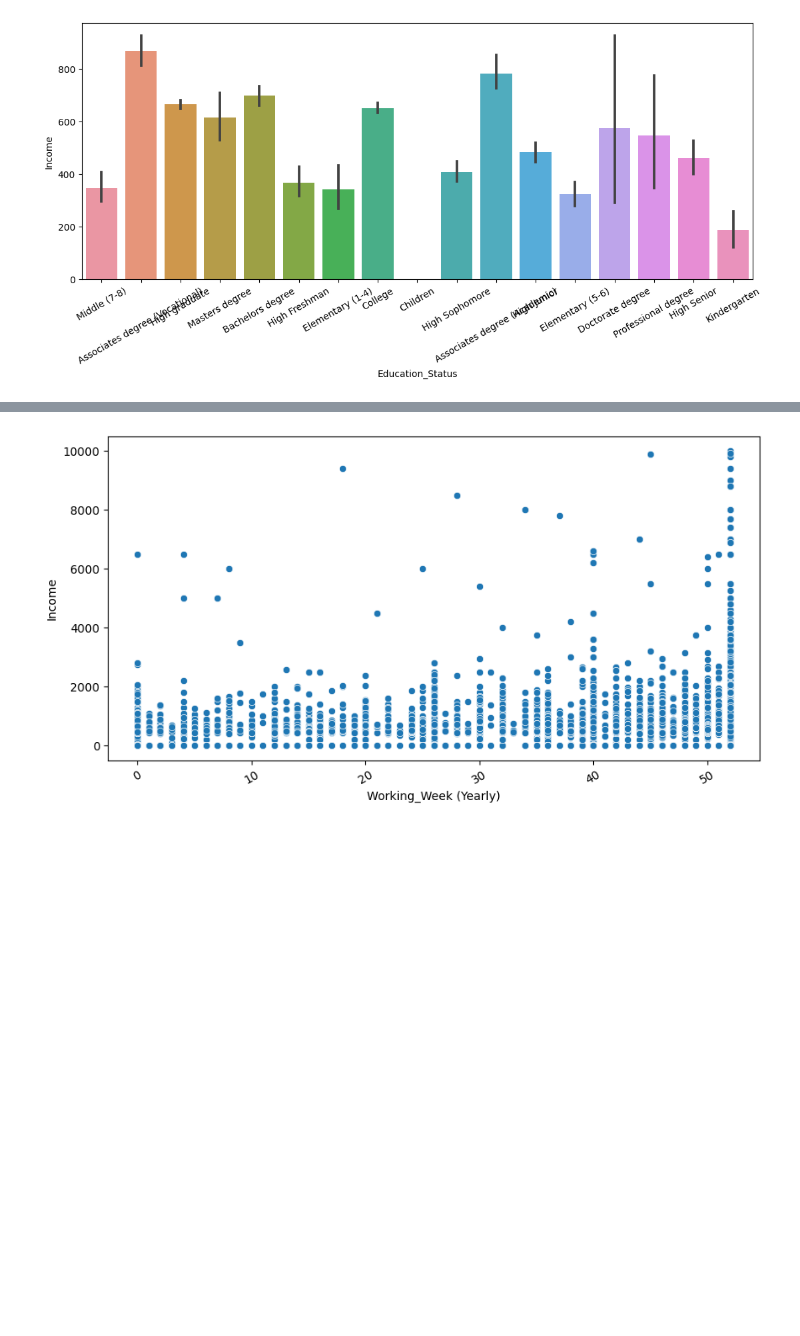
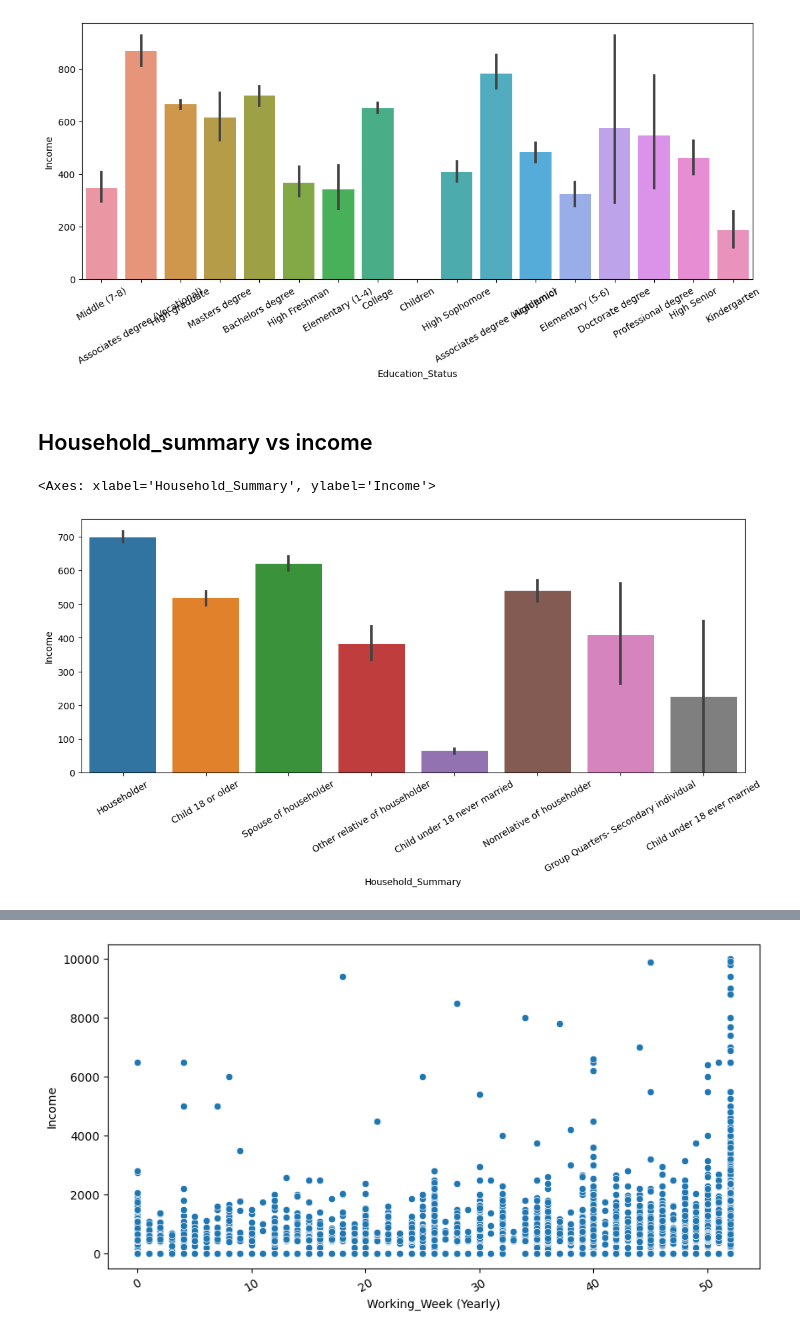
Before and after one commit to tigi98hw/income-forcast, a Jupyter notebook: income_forecast.ipynb, the cells around one changed output, grey strips where cells are left out. Drawn from its saved outputs; the diff is of its cells as text; code cells hidden in the pictures; blank space fills up the shorter version.

```diff
--- a/income_forecast.ipynb
+++ b/income_forecast.ipynb
@@ -113,3 +113,12 @@ sns.barplot(x='Education_Status', y='Income', data = train)
 # %% [output]
 <Axes: xlabel='Education_Status', ylabel='Income'>
 [figure]
+# %% [markdown]
+## Household_summary vs income
+# %%
+plt.figure(figsize=(13,5))
+plt.xticks(rotation = 30)
+sns.barplot(x='Household_Summary', y='Income', data = train)
+# %% [output]
+<Axes: xlabel='Household_Summary', ylabel='Income'>
+[figure, added]
```
Also changed, not shown: parts of 54 cells of this notebook, 11 other files.
